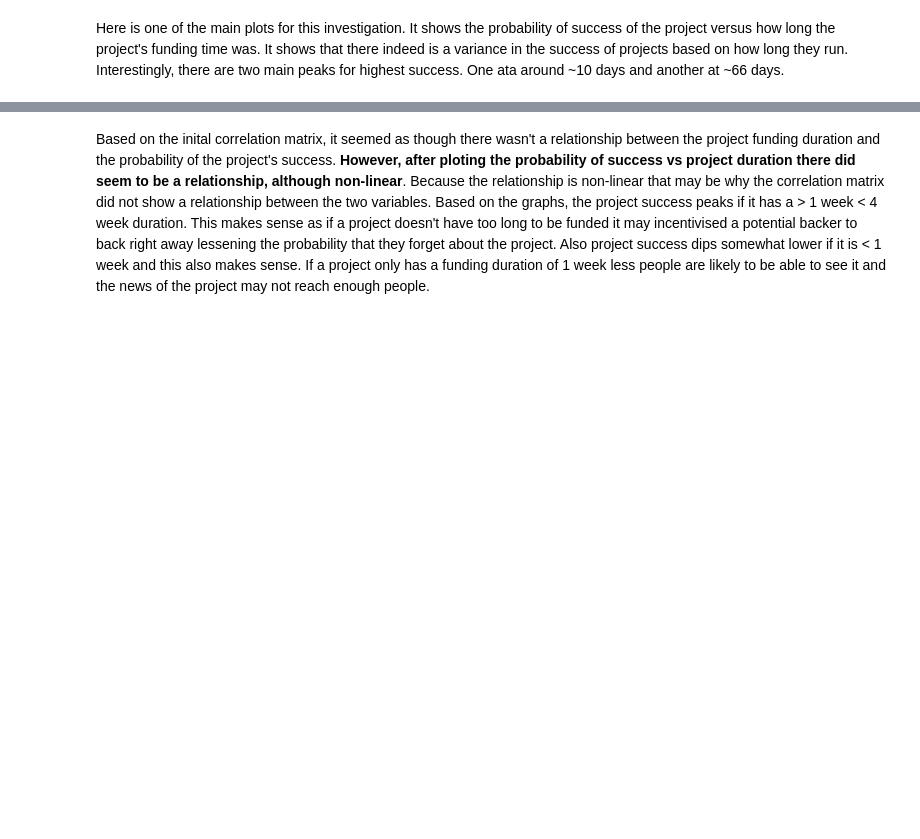
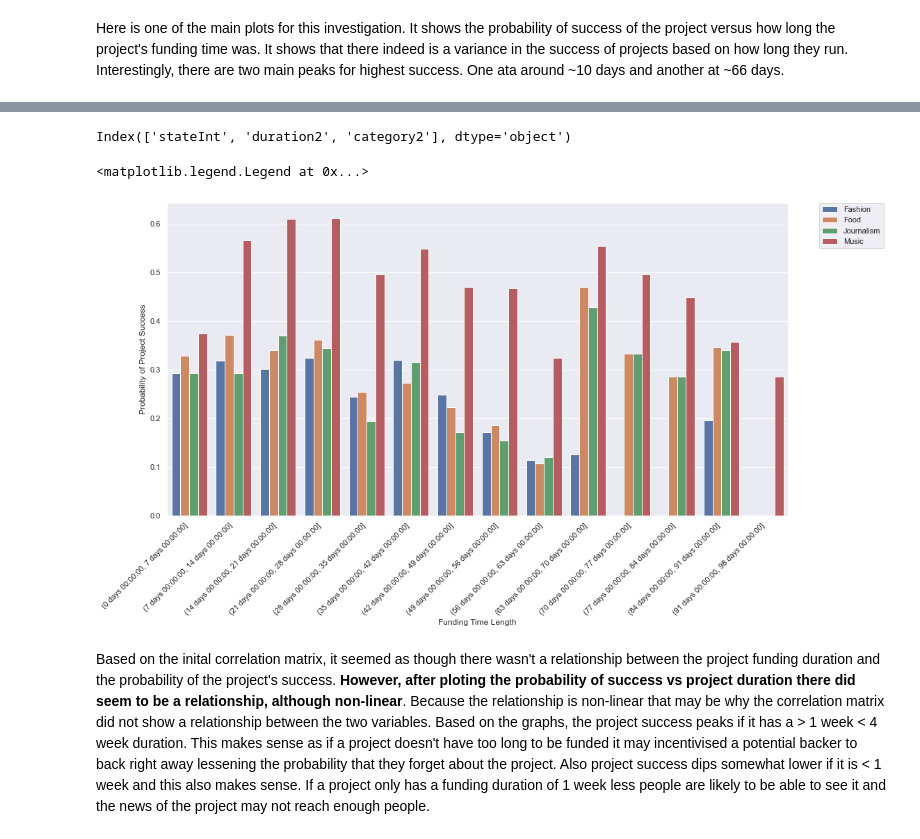
Before and after one commit to data301-2021-summer2/project-group46-project, a Jupyter notebook: analysis/submitted/Final.ipynb, the cells around one changed output, grey strips where cells are left out. Cells and saved outputs as stored; diff of their text form; code cells hidden in the pictures; blank space fills up the shorter version.

```diff
--- a/analysis/submitted/Final.ipynb
+++ b/analysis/submitted/Final.ipynb
@@ -271,30 +158,26 @@ dfNew2 = project_functions.getProjectsAsFailedOrSuccessful(dfNew2)
 dfTest2 = dfNew2.groupby('main_category')['stateInt'].mean().plot(kind='bar')
 # %%
 import matplotlib.pyplot as plt
-
 
 # Learned how to change seaborn plot size from user 'student' here:
 # https://stackoverflow.com/questions/31594549/how-do-i-change-the-figure-size-for-a-seaborn-plot
 sns.set(rc={'figure.figsize':(16,8.27)})
 
-#print(df3.head(5))
-df4 = df3.groupby([timeIntervals,'main_category']).mean()
-df4 = df4[['stateInt']]
-#print(df4.index.get_level_values(0))
-df4['duration2'] = df4.index.get_level_values(0)
-df4['category2'] = df4.index.get_level_values(1)
-#print(df4.head(60))
+dfByCategory = project_functions.prepareDfForProbSuccessVSDurationByCategories(dfj)
 
-df4 = df4[(df4['category2'] == 'Fashion') | (df4['category2'] == 'Music') | (df4['category2'] == 'Food') | (df4['category2'] == 'Journalism')]
-
-print(df4.columns)
-a = sns.barplot(data=df4, x='duration2', y='stateInt', hue='category2')
+a = sns.barplot(data=dfByCategory, x='duration2', y='stateInt', hue='category2')
 # for help rotating x_tick labels:
 # https://stackoverflow.com/questions/61368851/how-to-rotate-seaborn-barplot-x-axis-tick-labels
 a.set_xticklabels(a.get_xticklabels(), rotation=45, horizontalalignment='right')
+# https://stackoverflow.com/questions/31632637/label-axes-on-seaborn-barplot
+a.set(xlabel='Funding Time Length', ylabel='Probability of Project Success')
 
 #plt.legend(loc='upper left')
 plt.legend(bbox_to_anchor=(1.05, 1), loc=2, borderaxespad=0.)
+# %% [output]
+Index(['stateInt', 'duration2', 'category2'], dtype='object')
+<matplotlib.legend.Legend at 0x...>
+[figure, added]
 # %% [markdown]
 Based on the inital correlation matrix, it seemed as though there wasn't a relationship between the project funding duration and the probability of the project's success. **However, after ploting the probability of success vs project duration there did seem to be a relationship, although non-linear**. Because the relationship is non-linear that may be why the correlation matrix did not show a relationship between the two variables. Based on the graphs, the project success peaks if it has a > 1 week < 4 week duration. This makes sense as if a project doesn't have too long to be funded it may incentivised a potential backer to back right away lessening the probability that they forget about the project. Also project success dips somewhat lower if it is < 1 week and this also makes sense. If a project only has a funding duration of 1 week less people are likely to be able to see it and the news of the project may not reach enough people.
 # %% [markdown]
```
Also changed, not shown: parts of 21 cells of this notebook, 1 other file.
